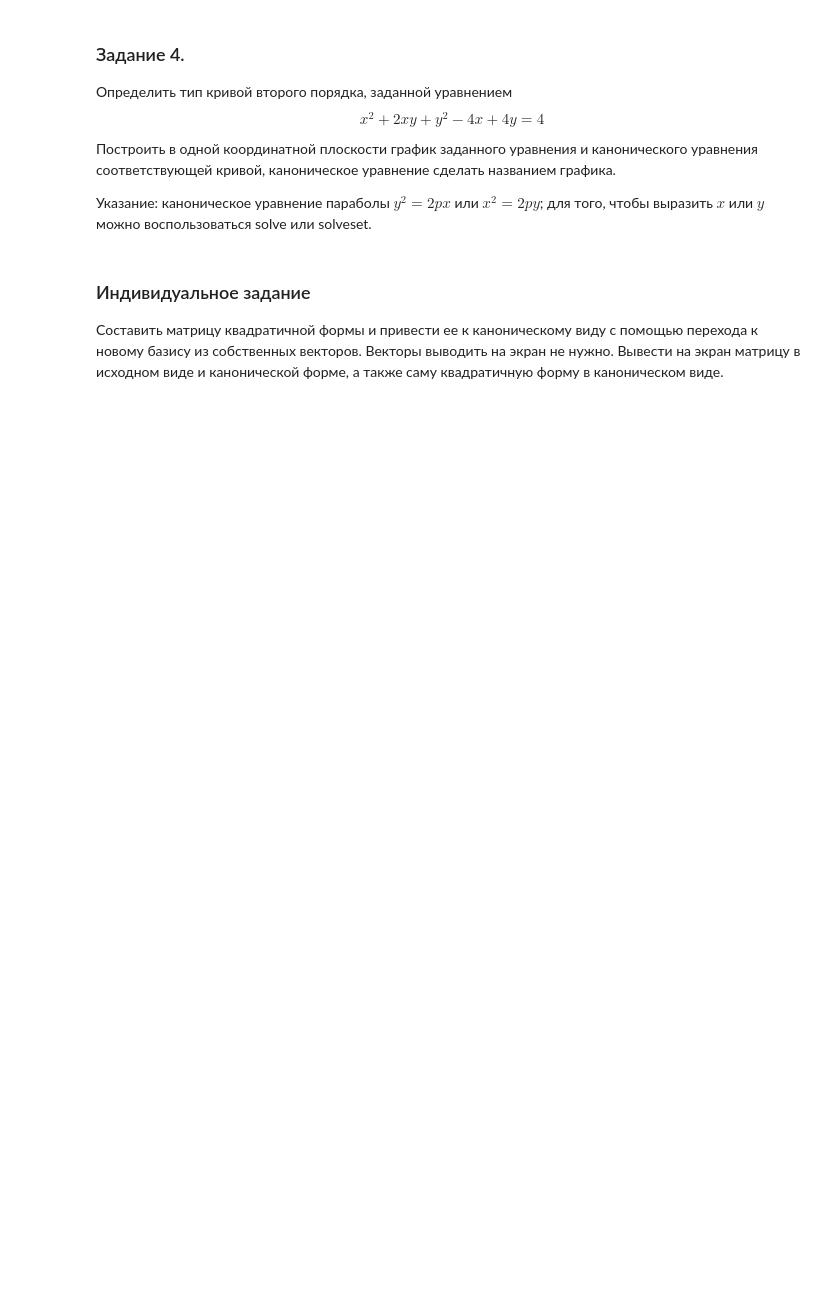
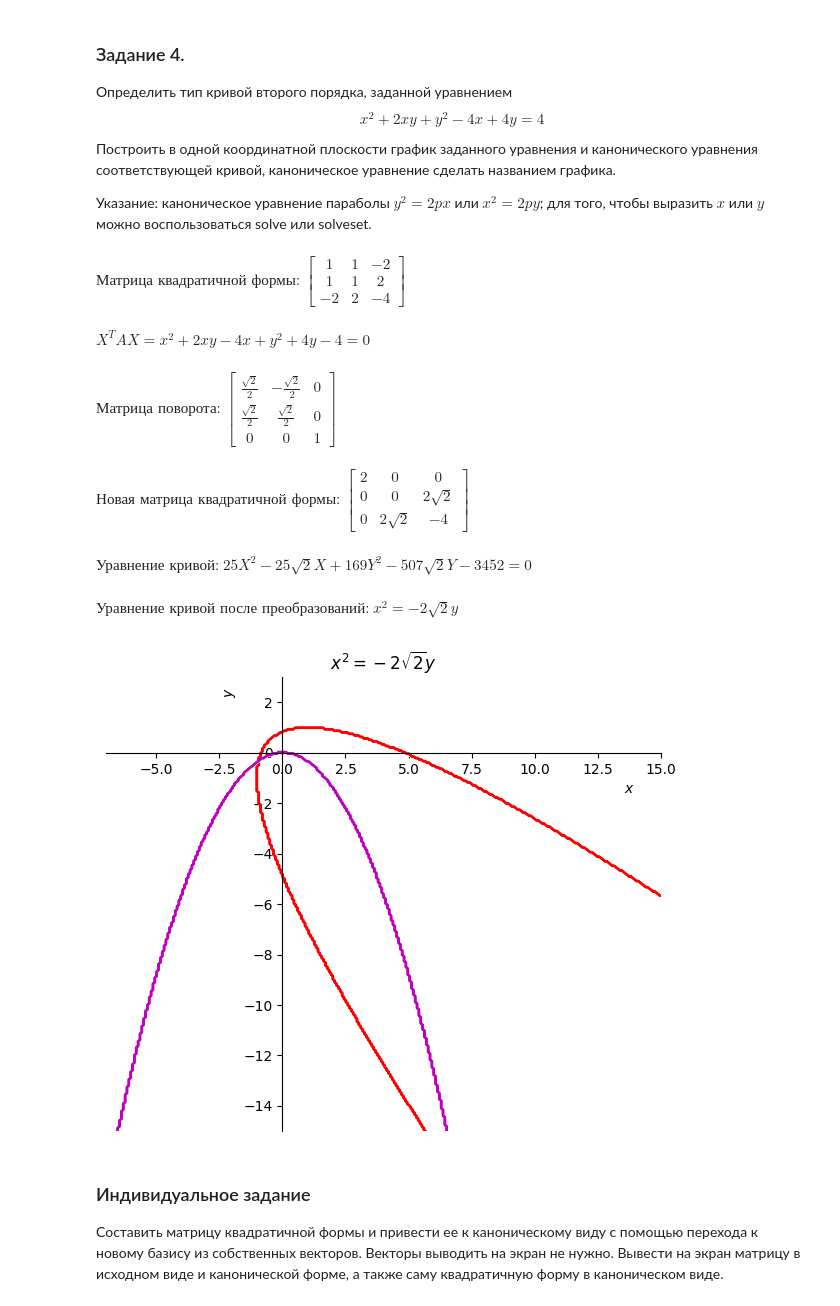
Before and after one commit to i80287/linalg, a Jupyter notebook: task12/Alg_12_2022_23_quadr_form_tasks.ipynb, the cells around one changed output. Drawn from its saved outputs; the diff is of its cells as text; code cells hidden in the pictures; blank space fills up the shorter version.

```diff
--- a/task12/Alg_12_2022_23_quadr_form_tasks.ipynb
+++ b/task12/Alg_12_2022_23_quadr_form_tasks.ipynb
@@ -30,6 +160,72 @@ $$
 Построить в одной координатной плоскости график заданного уравнения и канонического уравнения соответствующей кривой, каноническое уравнение сделать названием графика.
 
 Указание: каноническое уравнение параболы $y^2 = 2px$ или $x^2 = 2py$; для того, чтобы выразить $x$ или $y$ можно воспользоваться solve или solveset.
+# %%
+from sympy.abc import x, y, X, Y
+
+A: Matrix = Matrix([
+    [1, 1, -2],
+    [1, 1, 2],
+    [-2, 2, -4]
+])
+X_vars: Matrix = Matrix([x, y, 1])
+print_expr("Матрица квадратичной формы:", A)
+eq = Eq(expand(X_vars.T * A * X_vars)[0], 0)
+print_expr(expression=f"X^T A X = {latex(eq)}", raw=False)
+
+alpha = sympy.acot((A[0, 0] - A[1, 1]) / (2 * A[0, 1])) / 2
+P: Matrix = Matrix([
+    [Cos(alpha), -Sin(alpha), 0],
+    [Sin(alpha), Cos(alpha), 0],
+    [0, 0, 1]
+])
+print_expr("Матрица поворота:", P)
+
+A_new: Matrix = simplify(P.T * A * P)
+print_expr("Новая матрица квадратичной формы:", A_new)
+
+X_vars = Matrix([X, Y, 1])
+eq_new = expand((X_vars.T * A_new * X_vars)[0])
+print_expr("Уравнение кривой:", Eq(eq1, 0))
+
+X_vars_new: Matrix = Matrix([X, Y - A_new[1, 2] / A_new[2, 2], 1])
+eq_new = simplify((X_vars_new.T * A_new * X_vars_new)[0] / 2)
+eq_new_xy = Eq(x*x, sympy.solve(eq_new, X*X)[0].subs({Y: y}))
+print_expr("Уравнение кривой после преобразований:", eq_new_xy)
+
+x_label_align: LiteralString = "\t\t\t\t\t\t\t\t\t\t\t\t\t\t"
+y_label_align: LiteralString = "\t\t\t\t\t\t\t\t\t\t\t\t"
+p = plot_implicit(
+    eq,
+    (x, -7, 15),
+    (y, -15, 3),
+    line_color='r',
+    aspect_ratio=(1, 1),
+    adaptive=False,
+    show=False,
+    title='$' + latex(eq_new_xy) + '$',
+    xlabel=x_label_align + "$x$",
+    ylabel=y_label_align + "$y$",
+    size=(6, 6),
+)
+p.extend(plot_implicit(
+    eq_new_xy,
+    (x, -7, 15),
+    (y, -15, 3),
+    line_color='m',
+    aspect_ratio=(1, 1),
+    adaptive=False,
+    show=False
+))
+p.show()
+# %% [output]
+$\text{Матрица квадратичной формы:}$ $\left[\begin{matrix}1 & 1 & -2\\1 & 1 & 2\\-2 & 2 & -4\end{matrix}\right]$
+$X^T A X = x^{2} + 2 x y - 4 x + y^{2} + 4 y - 4 = 0$
+$\text{Матрица поворота:}$ $\left[\begin{matrix}\frac{\sqrt{2}}{2} & - \frac{\sqrt{2}}{2} & 0\\\frac{\sqrt{2}}{2} & \frac{\sqrt{2}}{2} & 0\\0 & 0 & 1\end{matrix}\right]$
+$\text{Новая матрица квадратичной формы:}$ $\left[\begin{matrix}2 & 0 & 0\\0 & 0 & 2 \sqrt{2}\\0 & 2 \sqrt{2} & -4\end{matrix}\right]$
+$\text{Уравнение кривой:}$ $25 X^{2} - 25 \sqrt{2} X + 169 Y^{2} - 507 \sqrt{2} Y - 3452 = 0$
+$\text{Уравнение кривой после преобразований:}$ $x^{2} = - 2 \sqrt{2} y$
+[figure, added]
 # %% [markdown]
 ###  Индивидуальное задание
 Составить матрицу квадратичной формы и привести ее к каноническому виду с помощью перехода к новому базису из собственных векторов. Векторы выводить на экран не нужно. Вывести на экран матрицу в исходном виде и канонической форме, а также саму квадратичную форму в каноническом виде.
```
Also changed, not shown: parts of 5 cells of this notebook, 1 other file.
